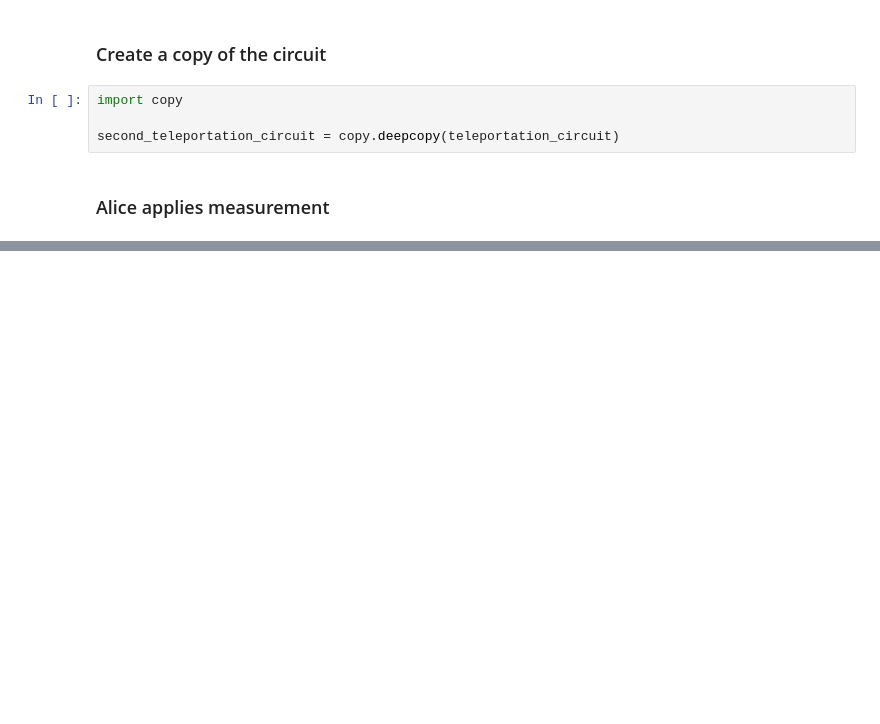
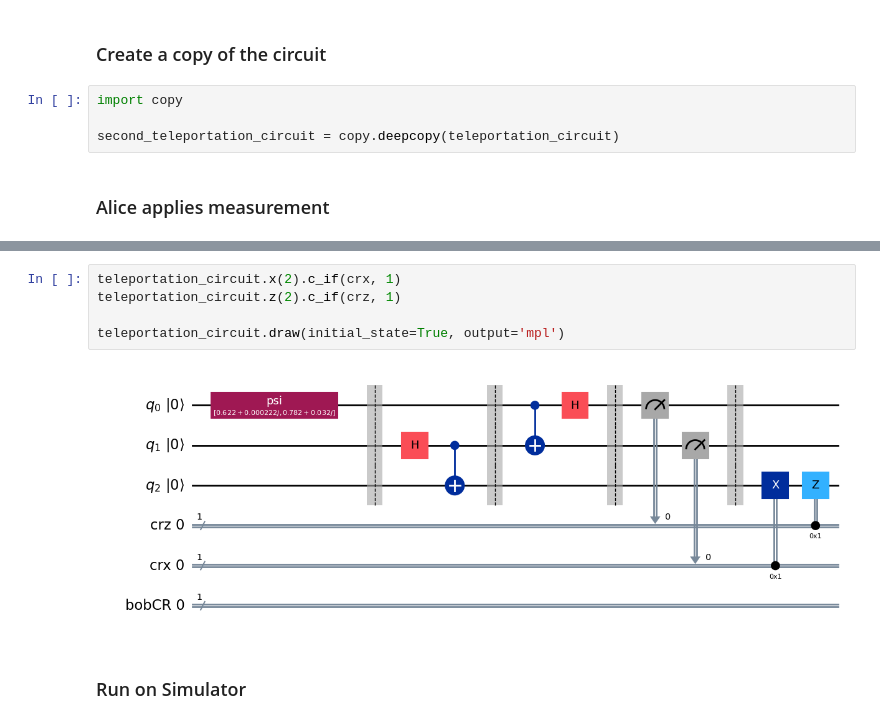
Before and after one commit to LTJ508/Quantum_Computing, a Jupyter notebook: Qiskit Practice/Qiskit_Practice_Lecture_12.ipynb, the cells around one changed output, grey strips where cells are left out. Saved outputs shown, nothing was run; the diff lists cells and outputs as text; blank space fills up the shorter version.

```diff
--- a/Qiskit Practice/Qiskit_Practice_Lecture_12.ipynb
+++ b/Qiskit Practice/Qiskit_Practice_Lecture_12.ipynb
@@ -334,0 +331,9 @@ teleportation_circuit.draw(initial_state=True, output='mpl')
+# %%
+teleportation_circuit.x(2).c_if(crx, 1)
+teleportation_circuit.z(2).c_if(crz, 1)
+
+teleportation_circuit.draw(initial_state=True, output='mpl')
+# %% [output]
+[figure, added]
+# %% [markdown]
+### Run on Simulator
```
Also changed, not shown: parts of 34 cells of this notebook.
